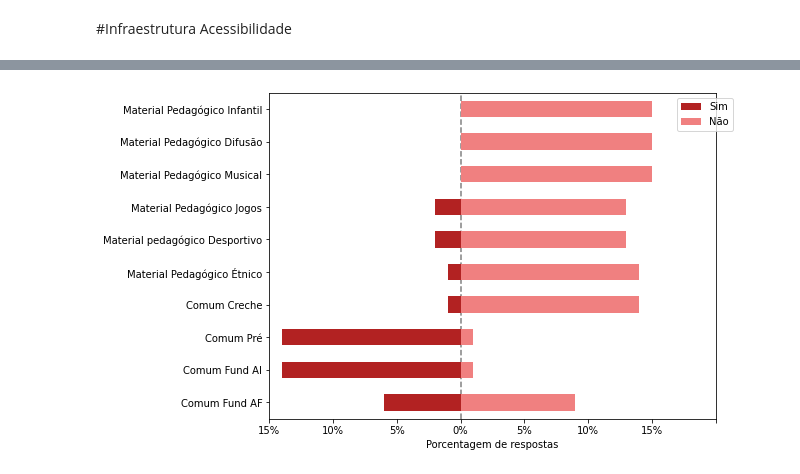
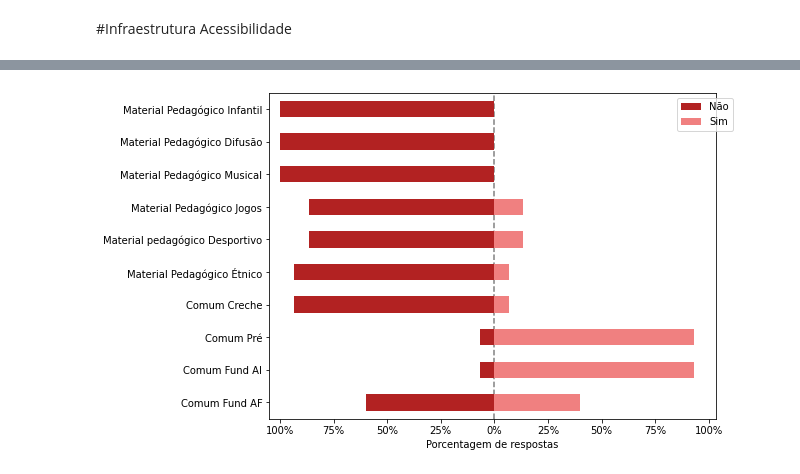
Before and after one commit to JulioHenri/Infraestrutura-escola, a Jupyter notebook: escolas_revisado.ipynb, the cells around one changed output, grey strips where cells are left out. Cells and saved outputs as stored; diff of their text form; code cells hidden in the pictures.

```diff
--- a/escolas_revisado.ipynb
+++ b/escolas_revisado.ipynb
@@ -23,6 +23,6 @@ Requirement already satisfied: pytz>=2017.3 in /usr/local/lib/python3.7/dist-pac
 # %% [markdown]
 #Insfraestrutura Física
 # %%
-df1 = pd.read_excel('Escolas_REVISADO4.xlsx',sheet_name=1)
-df1.head()
+df = pd.read_excel('Escolas_REVISADO4.xlsx')
+df.head()
 # %% [output]
@@ -59,11 +89,12 @@ df1
 # %%
 import plot_likert
 
-myscale = ['Sim','Não']
-ax = plot_likert.plot_counts(df1, myscale, plot_percentage=True);
+myscale = ['Não','Sim']
+
+ax = plot_likert.plot_likert(df1, myscale, plot_percentage=True)
 ax.figure.set_size_inches(8, 6)
 ax.xaxis.set_label_text('Porcentagem de respostas')
 ax.yaxis.set_label_text('')
-ax.set_yticklabels(['Energia Rede Pública','Banheiro Chuveiro','Banheiro PNE','Banheiro','Laboratório Informática','Refeitório','Despensa',
-                    'Cozinha','Espaço Equipamento','Espaço Atividade','Biblioteca','Sala do Professor','Secretaria','Diretoria']);
+ax.set_yticklabels(['Secretaria','Sala do Professor','Diretoria','Refeitório','Laboratório Informática','Despensa','Cozinha','Biblioteca',
+                    'Banheiro Chuveiro','Banheiro PNE','Banheiro','Energia Rede Pública','Espaço Equipamento','Espaço Atividade']);
 # %% [output]
@@ -147,0 +171,7 @@ df4
+# %%
+df4 = df[['IN_MATERIAL_PED_INFANTIL','IN_MATERIAL_PED_DIFUSAO','IN_MATERIAL_PED_MUSICAL','IN_MATERIAL_PED_JOGOS',
+          'IN_MATERIAL_PED_DESPORTIVA','IN_MATERIAL_PED_ETNICO','IN_COMUM_CRECHE','IN_COMUM_PRE',
+          'IN_COMUM_FUND_AI','IN_COMUM_FUND_AF']]
+# %%
+df4 = df4.replace({0:'Não', 1:'Sim'})
+df4
@@ -148,11 +195,9 @@ df4
 # %%
-df4 = df4.set_index('INFRAESTRUTURA PEDAGÓGICA')
-
-ax = plot_likert.plot_counts(df4, myscale, plot_percentage=True);
+ax = plot_likert.plot_likert(df4, myscale, plot_percentage=True)
 ax.figure.set_size_inches(8, 6)
 ax.xaxis.set_label_text('Porcentagem de respostas')
-ax.yaxis.set_label_text('')
-ax.set_yticklabels(['Comum Fund AF','Comum Fund AI','Comum Pré','Comum Creche','Material Pedagógico Étnico','Material pedagógico Desportivo','Material Pedagógico Jogos','Material Pedagógico Musical',
-                    'Material Pedagógico Difusão','Material Pedagógico Infantil']);
+ax.yaxis.set_label_text('');
+ax.set_yticklabels(['Comum Fund AF','Comum Fund AI','Comum Pré','Comum Creche','Material Pedagógico Étnico','Material pedagógico Desportivo',
+'Material Pedagógico Jogos','Material Pedagógico Musical','Material Pedagógico Difusão','Material Pedagógico Infantil']);
 # %% [output]
-[figure, old version]
+[figure, new version]
```
Also changed, not shown: parts of 24 cells of this notebook, 1 other file.
